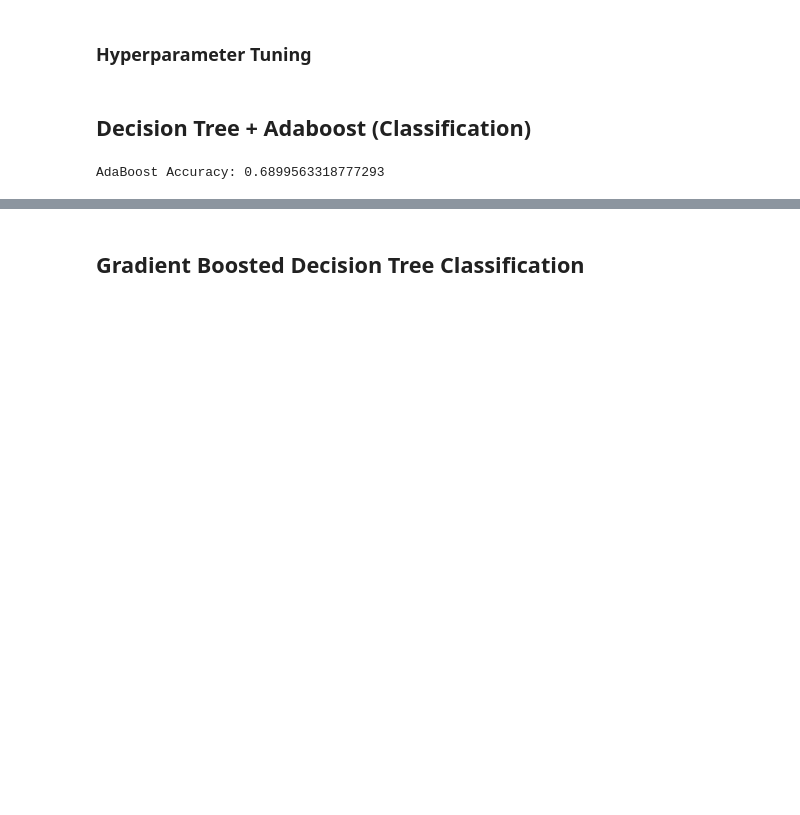
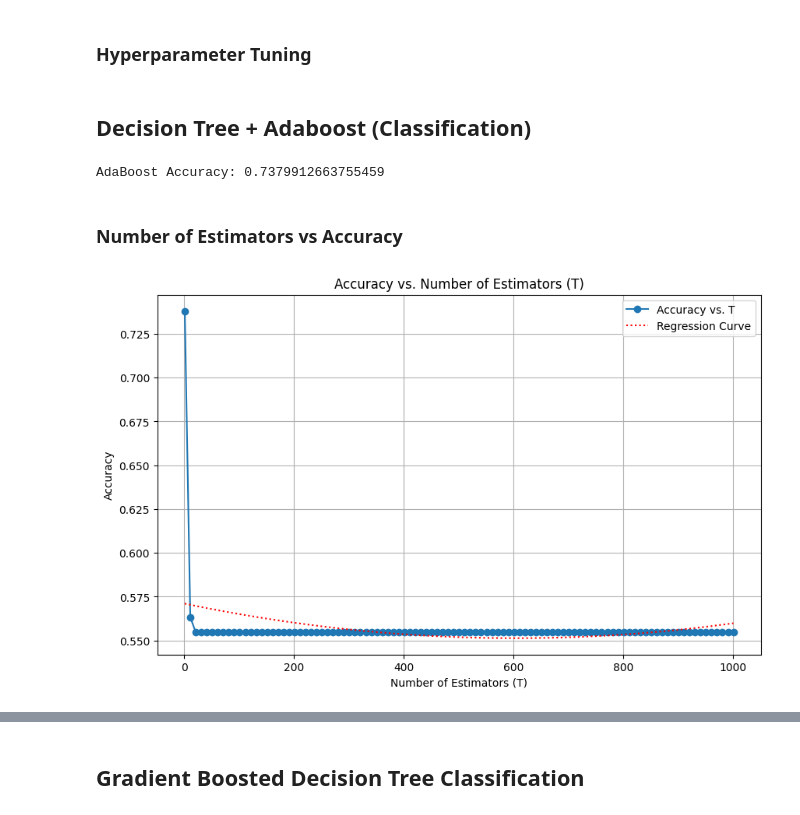
Before and after one commit to losettimourya/SMAI-Assignment4, a Jupyter notebook: 4.ipynb, the cells around one changed output, grey strips where cells are left out. Cells and saved outputs as stored; diff of their text form; code cells hidden in the pictures; blank space fills up the shorter version.

Commit message:
Everything except changing Adaboost done

```diff
--- a/4.ipynb
+++ b/4.ipynb
@@ -947,9 +916,40 @@ class AdaBoostBinaryClassifier:
             predictions += classifier.predict(X_test) * self.alphas[t]
         return np.sign(predictions)
 adaboost_classifier = AdaBoostBinaryClassifier()
-adaboost_classifier.fit(X_train, y_train, T=1, stub_depth=1)
+adaboost_classifier.fit(X_train, y_train, T=1, stub_depth=5)
 y_pred_adaboost = adaboost_classifier.predict(X_test)
 accuracy_adaboost = accuracy_score(y_test, y_pred_adaboost)
 print("AdaBoost Accuracy:", accuracy_adaboost)
 # %% [output]
-AdaBoost Accuracy: 0.6899563318777293
+AdaBoost Accuracy: 0.7379912663755459
+# %% [markdown]
+### Number of Estimators vs Accuracy
+# %%
+# For Depth = 5
+def regression_curve(x, y):
+    z = np.polyfit(x, y, 2)
+    p = np.poly1d(z)
+    return p(x)
+T_values = list(range(1, 1002, 10))
+acc_values = []
+for t in T_values:
+    adaboost_classifier = AdaBoostBinaryClassifier()
+    adaboost_classifier.fit(X_train, y_train, T=t, stub_depth=5)
+    y_pred_adaboost = adaboost_classifier.predict(X_test)
+    accuracy_adaboost = accuracy_score(y_test, y_pred_adaboost)
+    acc_values.append(accuracy_adaboost)
+
+reg_curve_values = regression_curve(T_values, acc_values)
+plt.figure(figsize=(10, 6))
+
+plt.plot(T_values, acc_values, marker='o', label='Accuracy vs. T')
+plt.plot(T_values, reg_curve_values, linestyle='dotted', color='red', label='Regression Curve')
+
+plt.title('Accuracy vs. Number of Estimators (T)')
+plt.xlabel('Number of Estimators (T)')
+plt.ylabel('Accuracy')
+plt.legend()
+plt.grid(True)
+plt.show()
+# %% [output]
+[figure, added]
```
Also changed, not shown: parts of 13 cells of this notebook, 2 other files.
